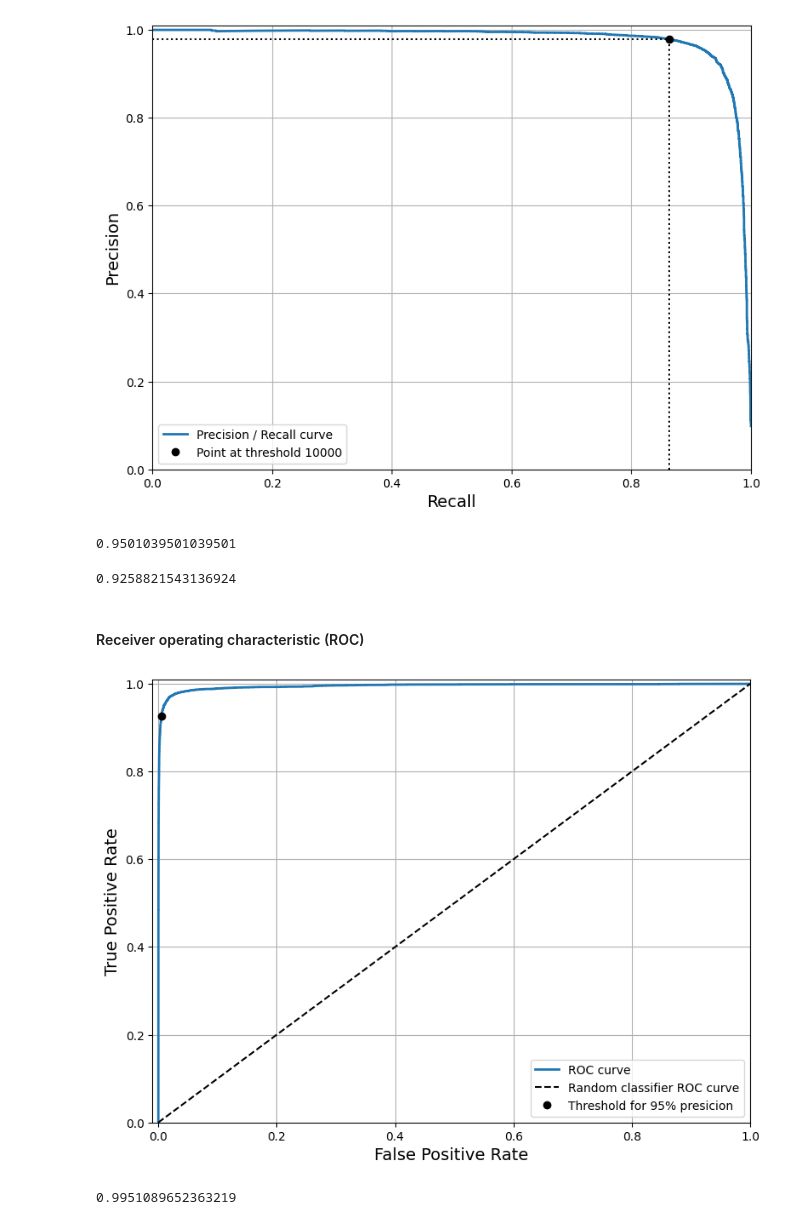
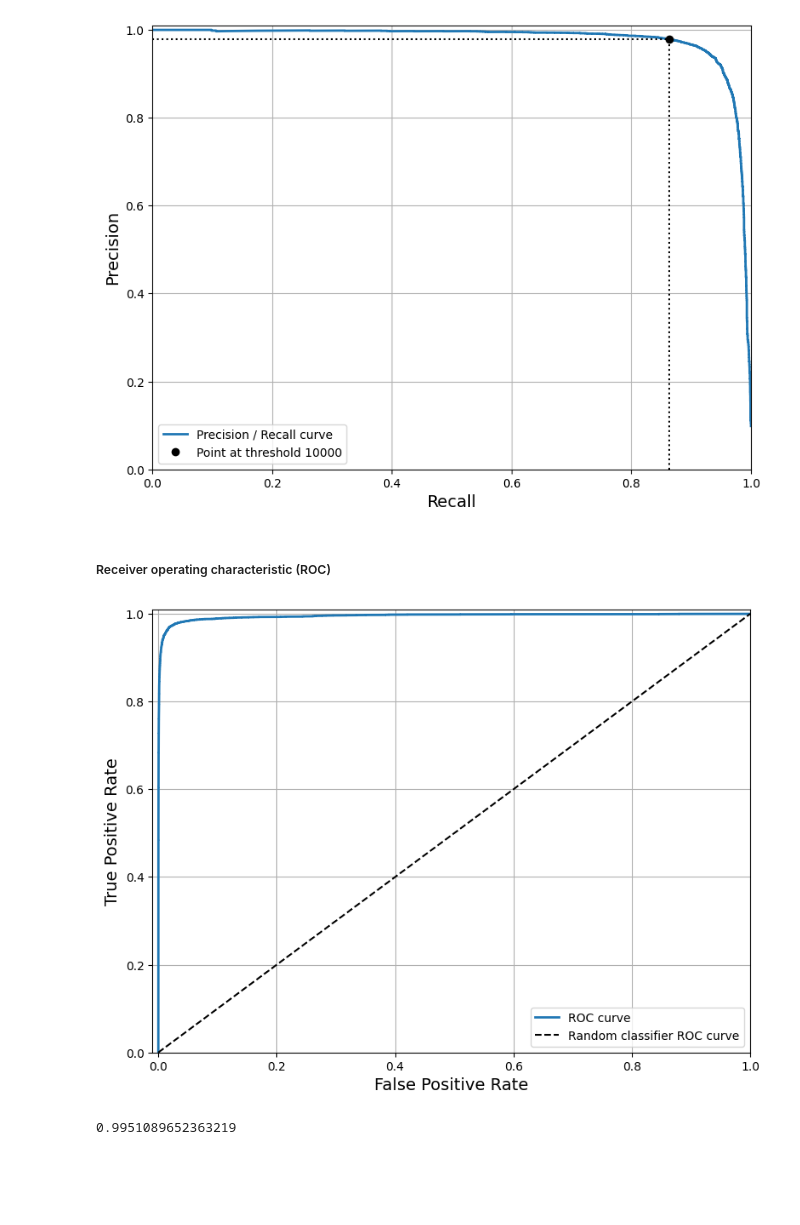
Before and after one commit to pmadzia/data-science, a Jupyter notebook: MNIST/mnist.ipynb, the cells around one changed output. Drawn from its saved outputs; the diff is of its cells as text; code cells hidden in the pictures; blank space fills up the shorter version.

```diff
--- a/MNIST/mnist.ipynb
+++ b/MNIST/mnist.ipynb
@@ -58,8 +64,6 @@ y_test_0 = y_test == '0'
 #### Stochastic Gradient Descent Classifier
 # %%
 sgd_clf = SGDClassifier(random_state=42)
-sgd_clf.fit(X_train, y_train_0)
 
-zero = mnist.data[1]
-sgd_clf.predict([zero])
+cross_val_score(sgd_clf, X_train, y_train_0, cv=3, scoring='accuracy')
 # %% [output]
@@ -100,6 +99,6 @@ f1_score(y_train_0, y_train_pred)
 # %%
-y_scores = cross_val_predict(sgd_clf, X_train, y_train_0, cv=3, method='decision_function')
-y_scores
+y_scores_sgd = cross_val_predict(sgd_clf, X_train, y_train_0, cv=3, method='decision_function')
+y_scores_sgd
 # %% [output]
 array([-24790.155884  ,  31562.50035756, -23872.95718613, ...,
        -28606.46843279, -19778.55970938, -11683.52453461], shape=(60000,))
@@ -147,41 +146,23 @@ plt.tight_layout()
 plt.show()
 # %% [output]
 [figure]
-# %%
-idx_for_95_precision = (precisions >= 0.95).argmax()
-threshold_for_95_precision = thresholds[idx_for_95_precision]
-
-y_train_95_precision = (y_scores >= threshold_for_95_precision)
-
-precision_score(y_train_0, y_train_95_precision)
-# %% [output]
-0.9501039501039501
-# %%
-recall_score(y_train_0, y_train_95_precision)
-# %% [output]
-0.9258821543136924
 # %% [markdown]
-#### Receiver operating characteristic (ROC)
+##### Receiver operating characteristic (ROC)
 # %%
-fpr, tpr, thresholds = roc_curve(y_train_0, y_scores)
-
-idx_for_threshold_at_95 = (thresholds <= threshold_for_95_precision).argmax()
-
-fpr_95, tpr_95 = fpr[idx_for_threshold_at_95], tpr[idx_for_threshold_at_95]
+fpr_sgd, tpr_sgd, thresholds_sgd = roc_curve(y_train_0, y_scores_sgd)
 
 plt.figure(figsize=(8,6))
-plt.plot(fpr, tpr, linewidth=2, label='ROC curve')
+plt.plot(fpr_sgd, tpr_sgd, linewidth=2, label='ROC curve')
 plt.plot([0,1], [0,1], 'k--', label='Random classifier ROC curve')
-plt.plot([fpr_95], [tpr_95], 'ko', label='Threshold for 95% presicion')
 
 plt.xlim(-0.01, 1.0)
 plt.ylim(0.0, 1.01)
 plt.xlabel(xlabel='False Positive Rate', size=14)
 plt.ylabel(ylabel='True Positive Rate', size=14)
 plt.grid()
 plt.legend(loc='lower right')
 plt.tight_layout()
 plt.show()
 # %% [output]
-[figure, old version]
+[figure, new version]
 # %%
```
Also changed, not shown: parts of 35 cells of this notebook.
